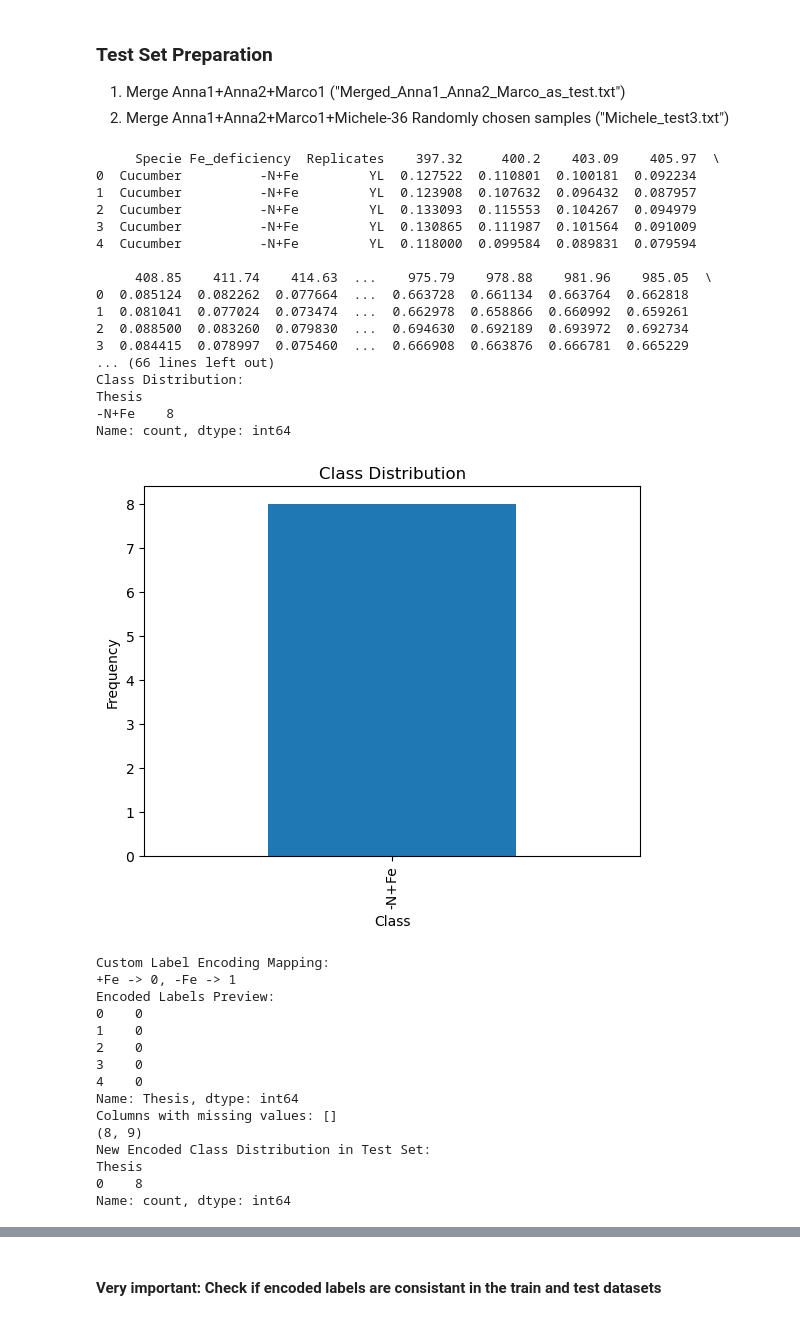
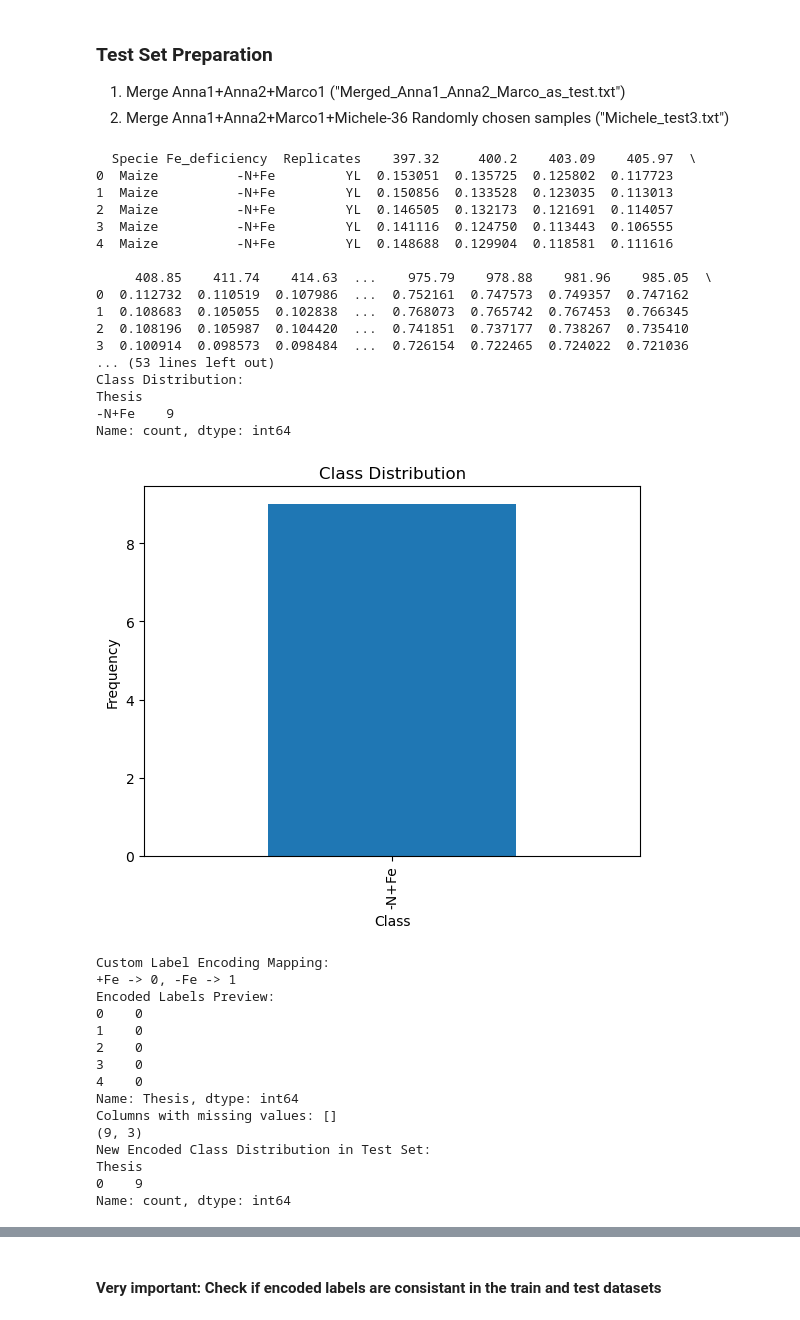
Before and after one commit to hsnvnd/Plant_Lab_Tasks, a Jupyter notebook: Hyperspectral_FeDeficiency_BiClassification/Hyperspectral_FeDeficiency_BiClassification_IndexCreation.ipynb, the cells around one changed output, grey strips where cells are left out. Cells and saved outputs as stored; diff of their text form; code cells hidden in the pictures.

```diff
--- a/Hyperspectral_FeDeficiency_BiClassification/Hyperspectral_FeDeficiency_BiClassification_IndexCreation.ipynb
+++ b/Hyperspectral_FeDeficiency_BiClassification/Hyperspectral_FeDeficiency_BiClassification_IndexCreation.ipynb
@@ -136,7 +136,7 @@ data = data.drop(columns=['Leaf'])
 # desired_columns = ['X711.56', 'X717.54', 'X708.57', 'X539.75', 'X545.62', 'X702.58', 'X648.95', 'X554.43','X563.24']
     ### Phase 2's wavelenghs ### --> using a new train set that has been augmented with 36 RANDOMLY-added features ###
 # LogisticRegression
-desired_columns =['X723.53','X720.54','X726.53','X501.72','X504.64', 'X929.68', 'X507.56', 'X498.80', 'X449.35']
+# desired_columns =['X723.53','X720.54','X726.53','X501.72','X504.64', 'X929.68', 'X507.56', 'X498.80', 'X449.35']
 # Random Forest
 # desired_columns = ['X702.58', 'X699.60', 'X714.55', 'X705.57', 'X525.10', 'X708.57','X696.61', 'X711.56','X569.12']
 
@@ -148,7 +148,7 @@ desired_columns =['X723.53','X720.54','X726.53','X501.72','X504.64', 'X929.68',
 # LogisticRegression, Use Top unique SHAP features
 # desired_columns=['X723.53', 'X501.72', 'X929.68', 'X498.80']
 # RandomForest, Use Top unique SHAP features
-# desired_columns=['X702.58', 'X699.60', 'X525.10']
+desired_columns=['X702.58', 'X699.60', 'X525.10']
 
 # uncomment the following line if you choose SHAP features in "desired_columns" and not "all or trimmed" ones.
 X = data[desired_columns]
@@ -311,7 +304,10 @@ Number of features with 0.0 importance: 0
 # read Anna1+Anna2+Michele's rows, the Tomato crop
 # test_df = pd.read_csv('Merged_Anna1_Anna2_Marco1_RandomMichele_Anna3Specim.txt', delimiter='\t').iloc[list(range(0,78)) + list(range(94, 103))]
 # read only Michele's "Cucumber" rows
-test_df = pd.read_csv('Merged_Anna1_Anna2_Marco1_RandomMichele_Anna3Specim.txt', delimiter='\t', skiprows=range(1, 87), nrows=8)
+# test_df = pd.read_csv('Merged_Anna1_Anna2_Marco1_RandomMichele_Anna3Specim.txt', delimiter='\t', skiprows=range(1, 87), nrows=8)
+# read only Michele's "Maize" rows
+test_df = pd.read_csv('Merged_Anna1_Anna2_Marco1_RandomMichele_Anna3Specim.txt', delimiter='\t', skiprows=range(1, 113), nrows=9)
+
 
 # check if correct rows are read
 print (test_df.head())
@@ -354,7 +350,7 @@ print(test_df.head())
 # desired_columns = ['711.56', '717.54', '708.57', '539.75', '545.62', '702.58', '648.95', '554.43','563.24']
     ### Phase 2's wavelenghs ### --> using a new train set that has been augmented with 36 RANDOMLY-added features ###
 # LogisticRegression
-desired_columns1 =['723.53','720.54','726.53','501.72','504.64', '929.68', '507.56', '498.8', '449.35']
+# desired_columns1 =['723.53','720.54','726.53','501.72','504.64', '929.68', '507.56', '498.8', '449.35']
 # Random Forest
 # desired_columns1 = ['702.58', '699.6', '714.55', '705.57', '525.1', '708.57','696.61', '711.56','569.12']
 
@@ -366,7 +362,7 @@ desired_columns1 =['723.53','720.54','726.53','501.72','504.64', '929.68', '507.
 # LogisticRegression, Use Top unique features
 # desired_columns1=['723.53', '501.72', '929.68', '498.8']
 # RandomForest, Use Top unique features
-# desired_columns1=['702.58', '699.6', '525.1']
+desired_columns1=['702.58', '699.6', '525.1']
 
 # uncomment the following line if you choose "desired_columns1"
 X_te= test_df[desired_columns1]
@@ -409,46 +405,46 @@ print(f"Columns with missing values: {test_df.columns[test_df.isnull().any()].to
 # X_reduced_te = X_te.drop(columns=zero_importance_features)
 # feature_names_reduced = X_reduced_te.columns.tolist()
 # print("\nX_reduced_te.shape is ", X_reduced_te.shape)
 # print("\nX_reduced_te names.shape is ", len(feature_names_reduced))
 # Scale the feature/columns values
 scaler = StandardScaler()
 # X_scaled_te = scaler.fit_transform(X_reduced_te)
 X_scaled_te = scaler.fit_transform(X_te)
 print(X_scaled_te.shape)
 
 
 # Check the encoded distribution
 encoded_distribution_train = y_te.value_counts()
 # Print the distribution
 print("New Encoded Class Distribution in Test Set:")
 print(encoded_distribution_train)
 
 # Visualize the encoded class distribution
 plt.figure(figsize=(8, 5))
 encoded_distribution_train.plot(kind='bar')
 plt.title('New Encoded Class Distribution in Test Set (0: +Fe, 1: -Fe)')
 plt.xlabel('Encoded Class')
 plt.ylabel('Frequency')
 plt.show()
 # %% [output]
-     Specie Fe_deficiency  Replicates    397.32     400.2    403.09    405.97  \
-0  Cucumber          -N+Fe         YL  0.127522  0.110801  0.100181  0.092234
-1  Cucumber          -N+Fe         YL  0.123908  0.107632  0.096432  0.087957
-2  Cucumber          -N+Fe         YL  0.133093  0.115553  0.104267  0.094979
-3  Cucumber          -N+Fe         YL  0.130865  0.111987  0.101564  0.091009
-4  Cucumber          -N+Fe         YL  0.118000  0.099584  0.089831  0.079594
+  Specie Fe_deficiency  Replicates    397.32     400.2    403.09    405.97  \
+0  Maize          -N+Fe         YL  0.153051  0.135725  0.125802  0.117723
+1  Maize          -N+Fe         YL  0.150856  0.133528  0.123035  0.113013
+2  Maize          -N+Fe         YL  0.146505  0.132173  0.121691  0.114057
+3  Maize          -N+Fe         YL  0.141116  0.124750  0.113443  0.106555
+4  Maize          -N+Fe         YL  0.148688  0.129904  0.118581  0.111616
 
      408.85    411.74    414.63  ...    975.79    978.88    981.96    985.05  \
-0  0.085124  0.082262  0.077664  ...  0.663728  0.661134  0.663764  0.662818
-1  0.081041  0.077024  0.073474  ...  0.662978  0.658866  0.660992  0.659261
-2  0.088500  0.083260  0.079830  ...  0.694630  0.692189  0.693972  0.692734
-3  0.084415  0.078997  0.075460  ...  0.666908  0.663876  0.666781  0.665229
-... (66 lines left out)
+0  0.112732  0.110519  0.107986  ...  0.752161  0.747573  0.749357  0.747162
+1  0.108683  0.105055  0.102838  ...  0.768073  0.765742  0.767453  0.766345
+2  0.108196  0.105987  0.104420  ...  0.741851  0.737177  0.738267  0.735410
+3  0.100914  0.098573  0.098484  ...  0.726154  0.722465  0.724022  0.721036
+... (53 lines left out)
 Class Distribution:
 Thesis
--N+Fe    8
+-N+Fe    9
 Name: count, dtype: int64
-[figure, old version]
+[figure, new version]
 Custom Label Encoding Mapping:
 +Fe -> 0, -Fe -> 1
 Encoded Labels Preview:
@@ -459,8 +455,8 @@ Encoded Labels Preview:
 4    0
 Name: Thesis, dtype: int64
 Columns with missing values: []
-(8, 9)
+(9, 3)
 New Encoded Class Distribution in Test Set:
 Thesis
-0    8
+0    9
 Name: count, dtype: int64
```
Also changed, not shown: parts of 5 cells of this notebook.
